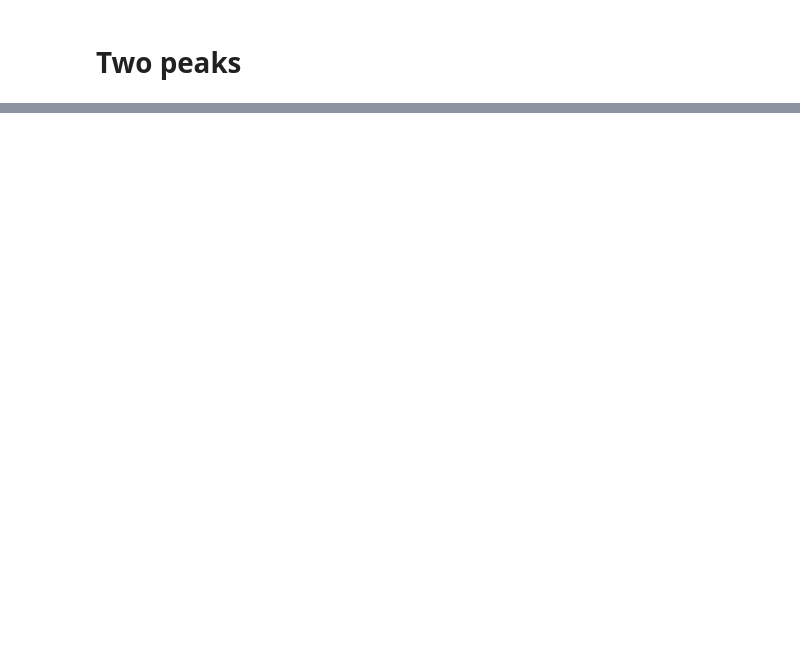
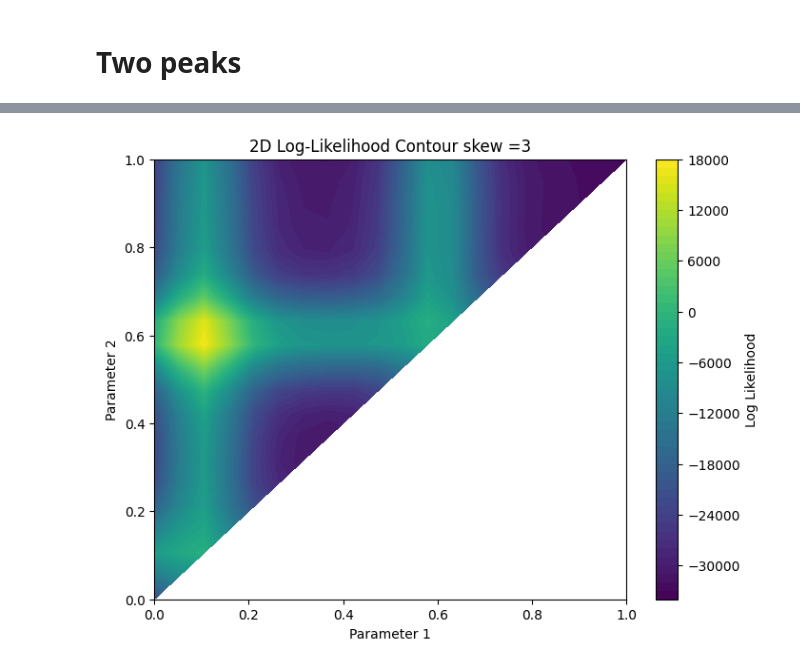
Before and after one commit to Ninavd/FRB-flow, a Jupyter notebook: notebooks/simple_model.ipynb, the cells around one changed output, grey strips where cells are left out. Drawn from its saved outputs; the diff is of its cells as text; code cells hidden in the pictures; blank space fills up the shorter version.

```diff
--- a/notebooks/simple_model.ipynb
+++ b/notebooks/simple_model.ipynb
@@ -389,0 +434,14 @@ for _ in range(100):
+# %%
+n_walkers, n_steps, n_params = sampler.chain.shape
+param_index = 0
+true_value = 0.1
+for i in range(n_walkers):
+    plt.plot(sampler.chain[i, :, param_index], alpha=0.5, label=f'Walker {i}')
+plt.axhline(true_value, color='red', linestyle='--')
+plt.xlabel("Step")
+plt.ylabel("Parameter value")
+plt.title("Trace plot for parameter")
+plt.legend()
+plt.show()
+
+print(p0)
@@ -389,0 +467,80 @@ for _ in range(100):
+# %%
+time = np.linspace(0, 1, 1000)
+N = 2
+
+amp = 160.0
+t0 = 0.1
+rise = 0.03
+skew = 1
+ybkg = 5.0
+
+burstparams = {
+    't0'   : [t0, t0+0.5],
+    'amp'  : [amp, amp],
+    'rise' : [rise, rise],
+    'skew' : [skew, skew]
+}
+
+modelparams = {
+    'time' : time,
+    'ncomp': N,
+    'burstparams': burstparams,
+    'ybkg': ybkg
+}
+
+model = Model(time, N, burstparams, ybkg)
+simulator = BurstSimulator(model)
+x_model, x_counts = simulator.simulate_burst(return_model=True)
+
+t0_1_range = np.linspace(0, 1, 20)
+t0_2_range = np.linspace(0, 1, 20)
+
+# create a meshgrid
+t0_1, t0_2 = np.meshgrid(t0_1_range, t0_2_range)
+Z = np.zeros_like(t0_1)
+
+# Loop through the grid and evaluate log_prob
+for i in range(t0_1.shape[0]):
+    for j in range(t0_1.shape[1]):
+        theta = np.array([t0_1[i, j], t0_2[i, j]])
+        Z[i, j] = log_prob(theta, modelparams, x_counts)  # Or use log_likelihood if separate
+
+# Plot the contour
+plt.figure(figsize=(8, 6))
+contour = plt.contourf(t0_1, t0_2, Z, levels=50, cmap='viridis')
+plt.colorbar(contour, label='Log Likelihood')
+plt.xlabel('Parameter 1')
+plt.ylabel('Parameter 2')
+plt.title('2D Log-Likelihood Contour skew =3')
+plt.show()
+
+############# 3D- plot #######################3
+
+fig = plt.figure(figsize=(8,6))
+ax = fig.add_subplot(111, projection='3d')
+
+# plot the surface
+surf = ax.plot_surface(
+    t0_1, t0_2, Z,
+    rstride=1, cstride=1,
+    cmap='viridis',
+    linewidth=0, antialiased=False,
+    alpha=0.9
+)
+
+# add a color‐bar
+m = plt.cm.ScalarMappable(cmap='viridis')
+m.set_array(Z)
+# fig.colorbar(m, shrink=0.5, aspect=10, label='Shifted log-likelihood')
+
+# labels and view angle
+ax.set_xlabel('Parameter 1')
+ax.set_ylabel('Parameter 2')
+ax.set_zlabel('Log-likelihood max')
+ax.set_title('3D Log-Likelihood Surface')
+ax.view_init(elev=30, azim=120)
+
+plt.tight_layout()
+plt.show()
+# %% [output]
+[figure, added]
```
Also changed, not shown: parts of 22 cells of this notebook.
